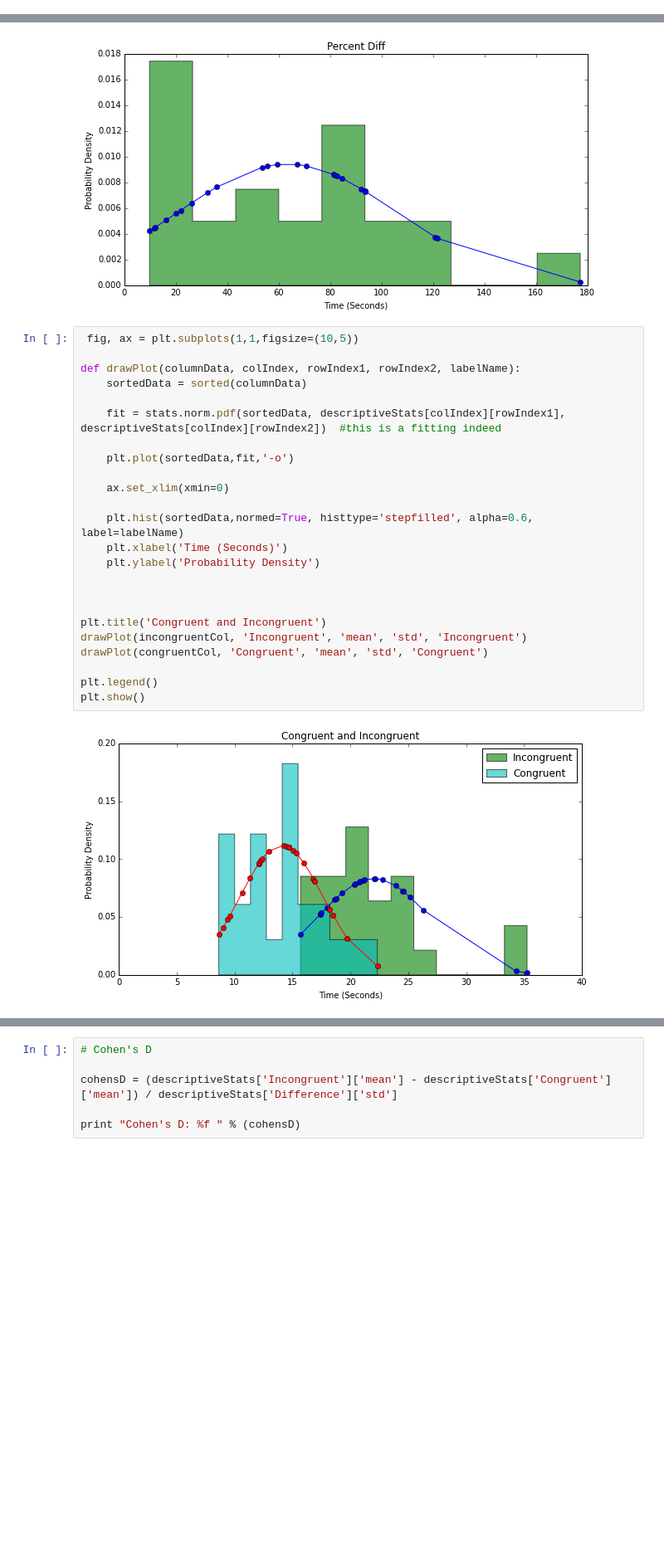
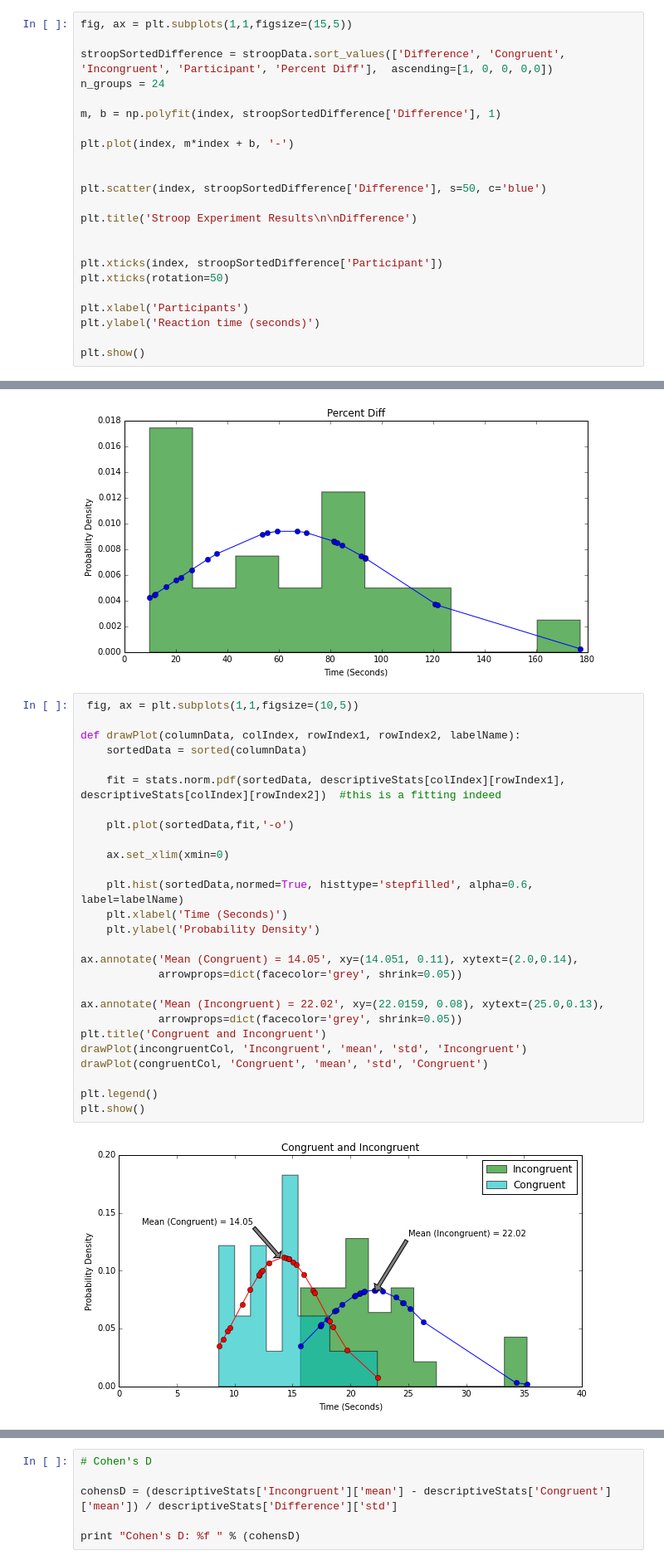
Before and after one commit to lsr-explore/udacity-data-analyst-stroop, a Jupyter notebook: Stroop_Experiment_Analysis.ipynb, the cells around one changed output, grey strips where cells are left out. Shown: that part at 83% size. Saved outputs shown, nothing was run; the diff lists cells and outputs as text; blank space fills up the shorter version.

```diff
--- a/Stroop_Experiment_Analysis.ipynb
+++ b/Stroop_Experiment_Analysis.ipynb
@@ -111,0 +171,23 @@ plt.show()
+# %%
+fig, ax = plt.subplots(1,1,figsize=(15,5))
+
+stroopSortedDifference = stroopData.sort_values(['Difference', 'Congruent', 'Incongruent', 'Participant', 'Percent Diff'],  ascending=[1, 0, 0, 0,0])
+n_groups = 24
+
+m, b = np.polyfit(index, stroopSortedDifference['Difference'], 1)
+
+plt.plot(index, m*index + b, '-')
+
+
+plt.scatter(index, stroopSortedDifference['Difference'], s=50, c='blue')
+
+plt.title('Stroop Experiment Results\n\nDifference')
+
+
+plt.xticks(index, stroopSortedDifference['Participant'])
+plt.xticks(rotation=50)
+
+plt.xlabel('Participants')
+plt.ylabel('Reaction time (seconds)')
+
+plt.show()
@@ -183,29 +267,32 @@ drawPlot(percentDiffCol, 'Percent Diff', 'mean', 'std', 'Percent Diff')
 # %%
  fig, ax = plt.subplots(1,1,figsize=(10,5))
 
 def drawPlot(columnData, colIndex, rowIndex1, rowIndex2, labelName):
     sortedData = sorted(columnData)
 
     fit = stats.norm.pdf(sortedData, descriptiveStats[colIndex][rowIndex1], descriptiveStats[colIndex][rowIndex2])  #this is a fitting indeed
 
     plt.plot(sortedData,fit,'-o')
 
     ax.set_xlim(xmin=0)
 
     plt.hist(sortedData,normed=True, histtype='stepfilled', alpha=0.6, label=labelName)
     plt.xlabel('Time (Seconds)')
     plt.ylabel('Probability Density')
 
+ax.annotate('Mean (Congruent) = 14.05', xy=(14.051, 0.11), xytext=(2.0,0.14),
+            arrowprops=dict(facecolor='grey', shrink=0.05))
 
-
+ax.annotate('Mean (Incongruent) = 22.02', xy=(22.0159, 0.08), xytext=(25.0,0.13),
+            arrowprops=dict(facecolor='grey', shrink=0.05))
 plt.title('Congruent and Incongruent')
 drawPlot(incongruentCol, 'Incongruent', 'mean', 'std', 'Incongruent')
 drawPlot(congruentCol, 'Congruent', 'mean', 'std', 'Congruent')
 
 plt.legend()
 plt.show()
 # %% [output]
-[figure, old version]
+[figure, new version]
 # %%
 # Calculate the t statistic
 
```
Also changed, not shown: parts of 8 cells of this notebook, 3 other files.
